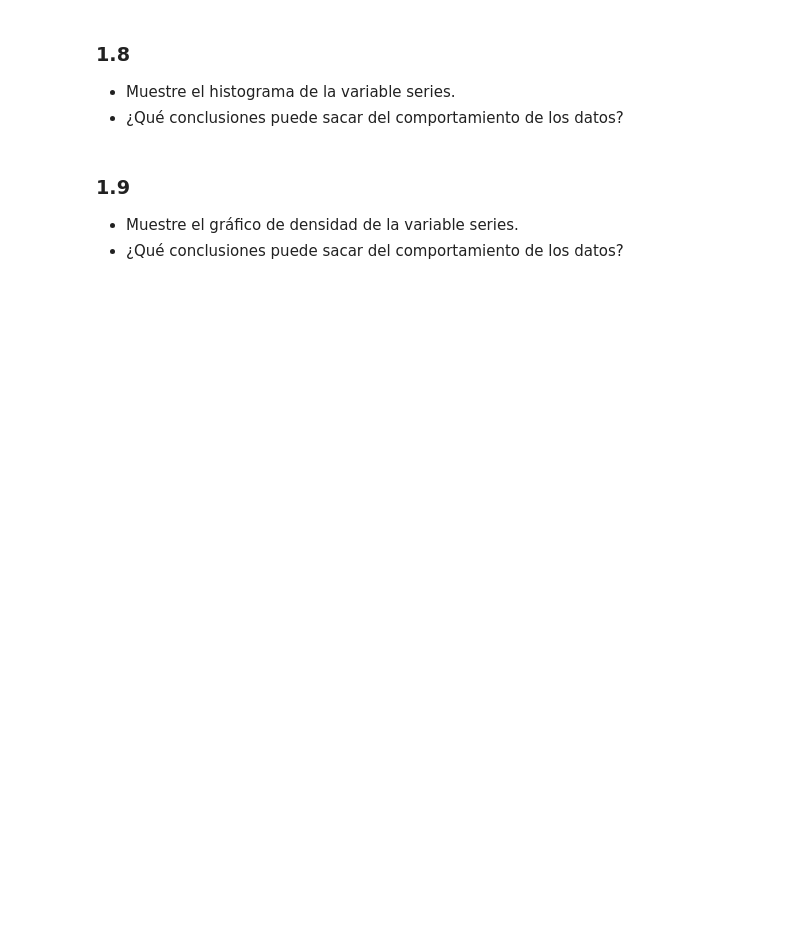
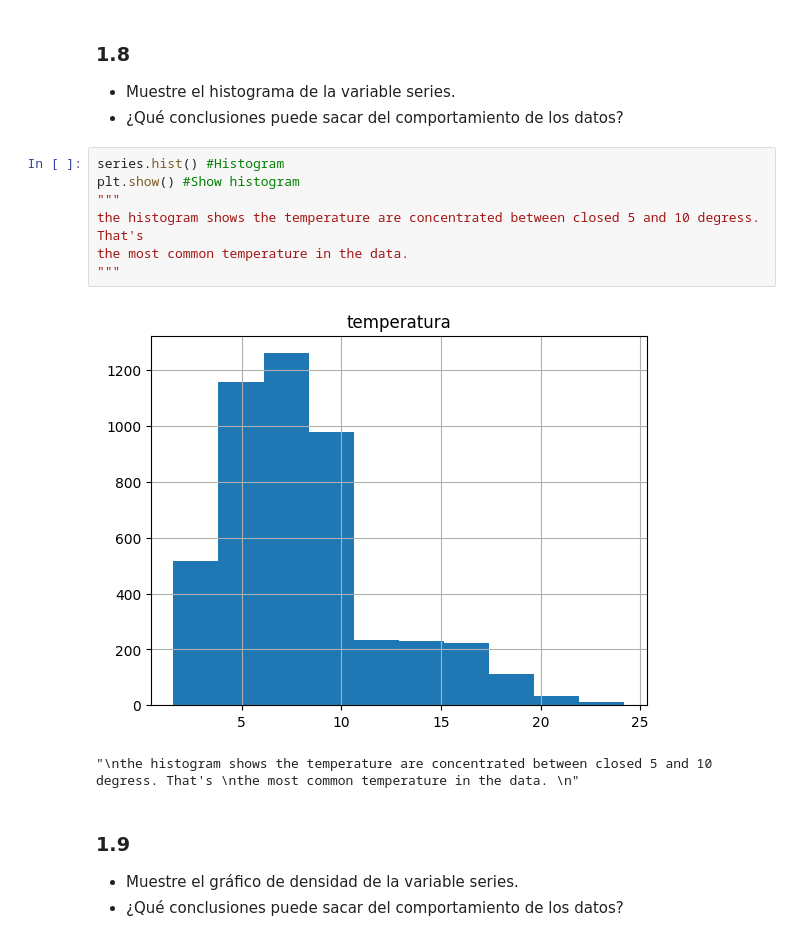
Before and after one commit to IAGR2-S2-2023/TP1_SeriesTemporales, a Jupyter notebook: 2023-2-Trabajo_Practico_1.ipynb, the cells around one changed output. Cells and saved outputs as stored; diff of their text form; blank space fills up the shorter version.

```diff
--- a/2023-2-Trabajo_Practico_1.ipynb
+++ b/2023-2-Trabajo_Practico_1.ipynb
@@ -166,6 +209,16 @@ that conclusion we need to do more and aproppiate stadistics test.
 ### 1.8
 - Muestre el histograma de la variable series.
 - ¿Qué conclusiones puede sacar del comportamiento de los datos?
+# %%
+series.hist() #Histogram
+plt.show() #Show histogram
+"""
+the histogram shows the temperature are concentrated between closed 5 and 10 degress. That's
+the most common temperature in the data.
+"""
+# %% [output]
+[figure, added]
+"\nthe histogram shows the temperature are concentrated between closed 5 and 10 degress. That's \nthe most common temperature in the data. \n"
 # %% [markdown]
 ### 1.9
 - Muestre el gráfico de densidad de la variable series.
```
Also changed, not shown: parts of 18 cells of this notebook, 1 other file.
